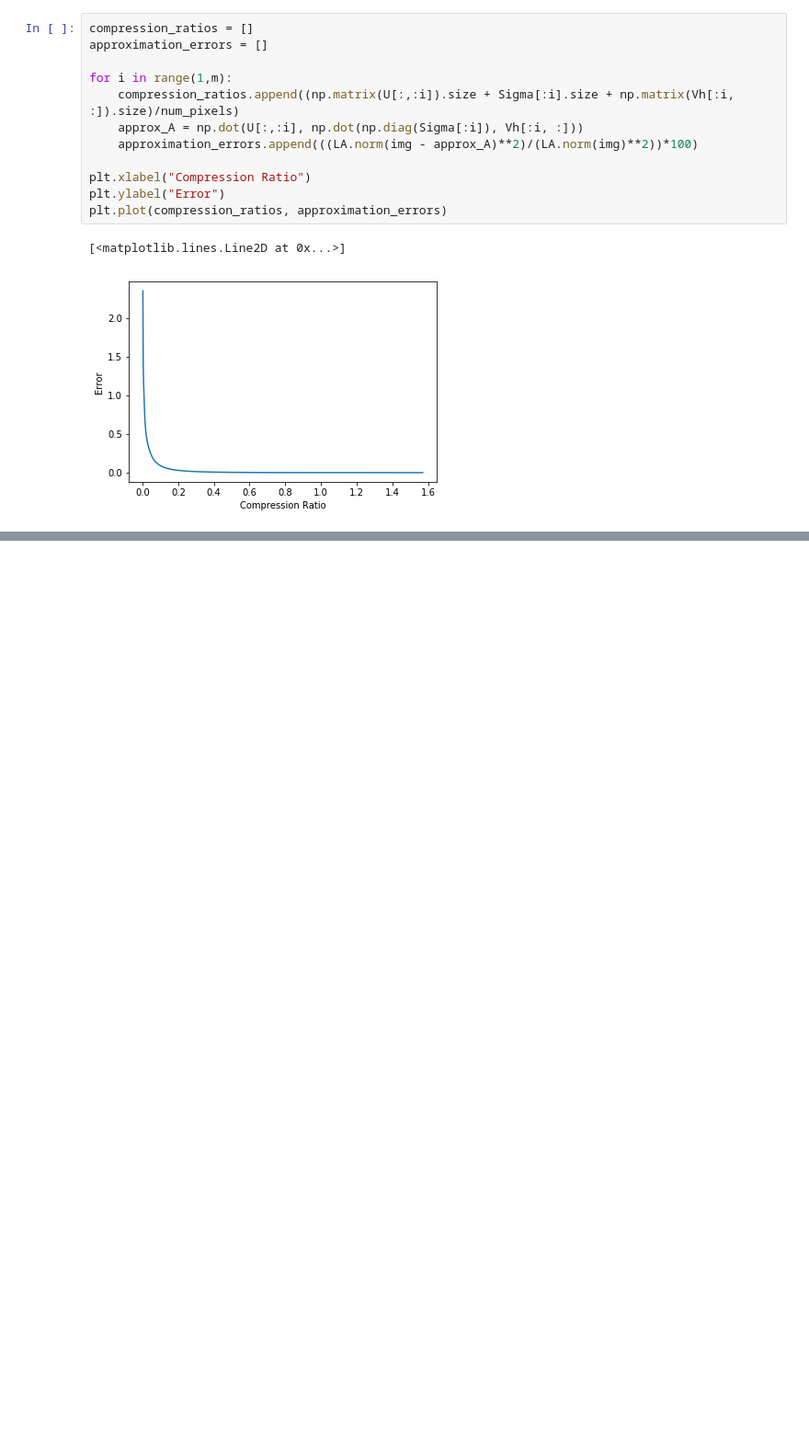
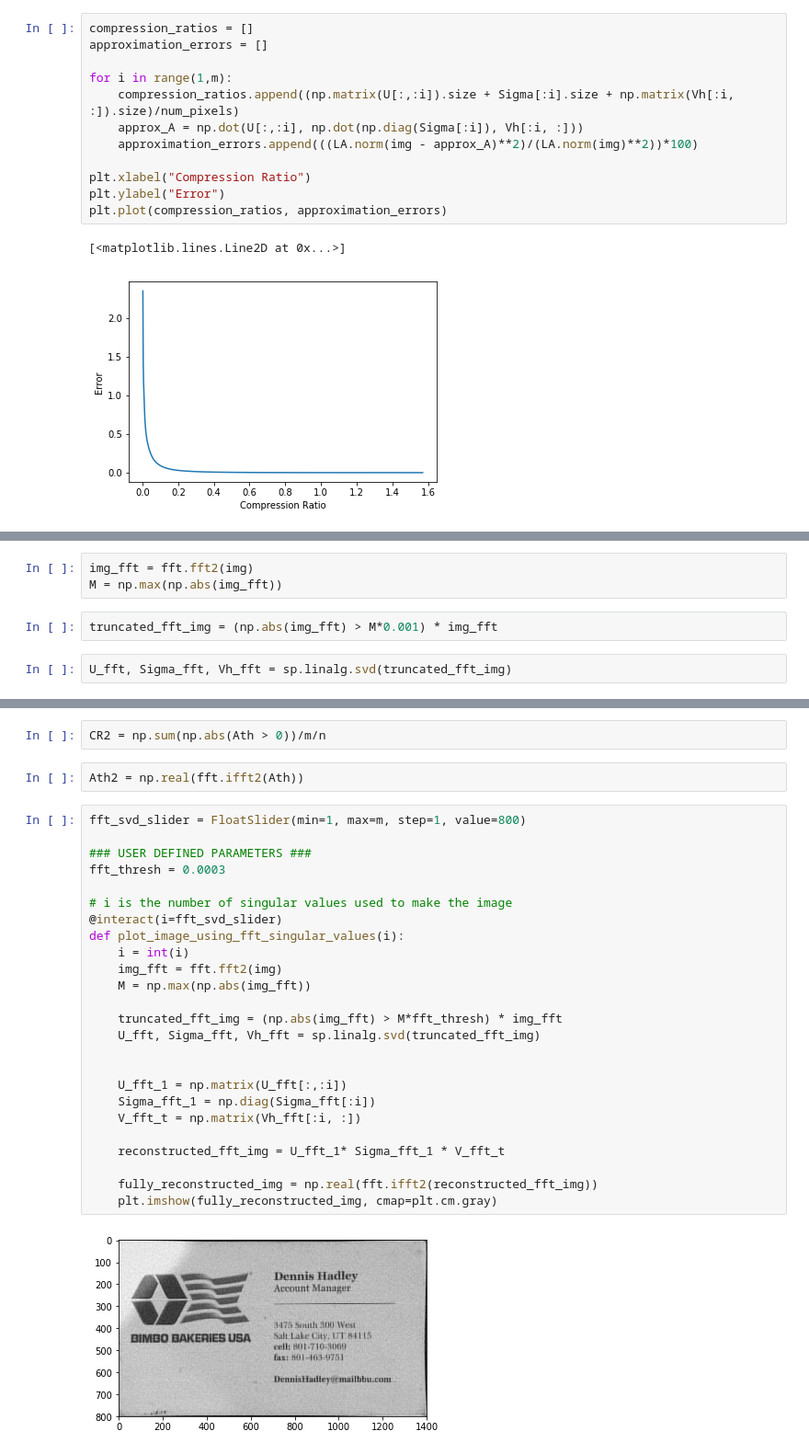
Before and after one commit to benkaufman1757/Random, a Jupyter notebook: SVD.ipynb, the cells around one changed output, grey strips where cells are left out. Shown at 92% size. Drawn from its saved outputs; the diff is of its cells as text; blank space fills up the shorter version.

```diff
--- a/SVD.ipynb
+++ b/SVD.ipynb
@@ -169,0 +223,7 @@ plt.plot(compression_ratios, approximation_errors)
+# %%
+img_fft = fft.fft2(img)
+M = np.max(np.abs(img_fft))
+# %%
+truncated_fft_img = (np.abs(img_fft) > M*0.001) * img_fft
+# %%
+U_fft, Sigma_fft, Vh_fft = sp.linalg.svd(truncated_fft_img)
@@ -169,0 +234,31 @@ plt.plot(compression_ratios, approximation_errors)
+# %%
+CR2 = np.sum(np.abs(Ath > 0))/m/n
+# %%
+Ath2 = np.real(fft.ifft2(Ath))
+# %%
+fft_svd_slider = FloatSlider(min=1, max=m, step=1, value=800)
+
+### USER DEFINED PARAMETERS ###
+fft_thresh = 0.0003
+
+# i is the number of singular values used to make the image
+@interact(i=fft_svd_slider)
+def plot_image_using_fft_singular_values(i):
+    i = int(i)
+    img_fft = fft.fft2(img)
+    M = np.max(np.abs(img_fft))
+
+    truncated_fft_img = (np.abs(img_fft) > M*fft_thresh) * img_fft
+    U_fft, Sigma_fft, Vh_fft = sp.linalg.svd(truncated_fft_img)
+
+
+    U_fft_1 = np.matrix(U_fft[:,:i])
+    Sigma_fft_1 = np.diag(Sigma_fft[:i])
+    V_fft_t = np.matrix(Vh_fft[:i, :])
+
+    reconstructed_fft_img = U_fft_1* Sigma_fft_1 * V_fft_t
+
+    fully_reconstructed_img = np.real(fft.ifft2(reconstructed_fft_img))
+    plt.imshow(fully_reconstructed_img, cmap=plt.cm.gray)
+# %% [output]
+[figure, added]
```
Also changed, not shown: parts of 5 cells of this notebook.
